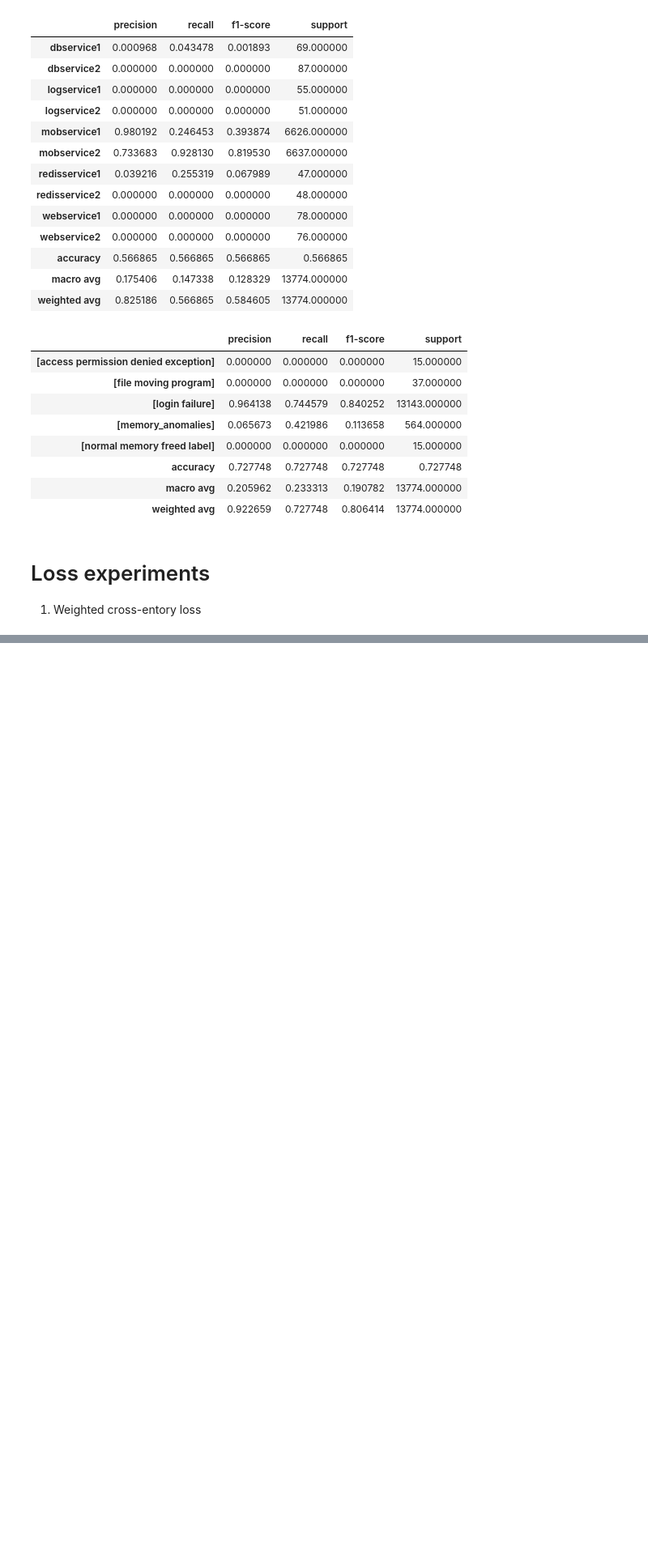
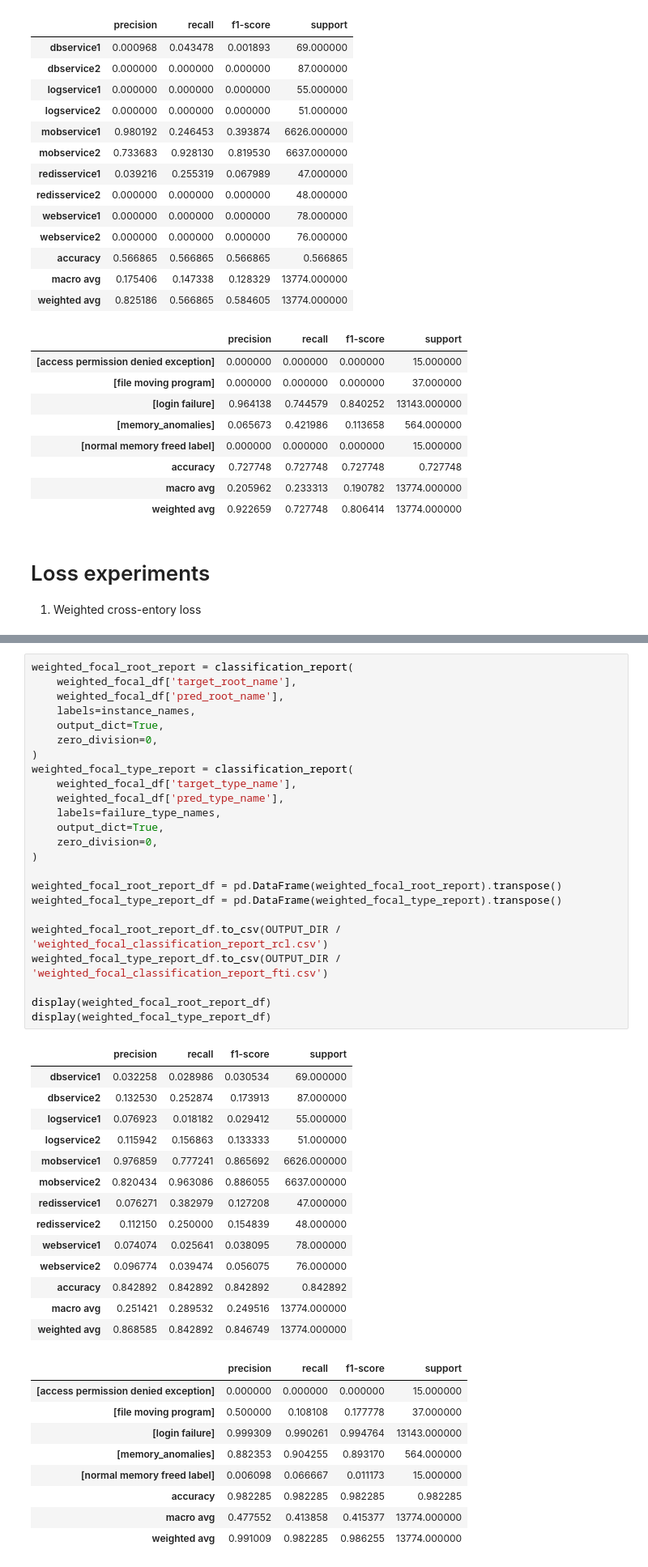
Before and after one commit to arinagoncharova2005/TransformerTVDiag, a Jupyter notebook: evaluate_predictions_full_corrected_labels.ipynb, the cells around one changed output, grey strips where cells are left out. Shown at 81% size. Saved outputs shown, nothing was run; the diff lists cells and outputs as text; blank space fills up the shorter version.

```diff
--- a/evaluate_predictions_full_corrected_labels.ipynb
+++ b/evaluate_predictions_full_corrected_labels.ipynb
@@ -773,0 +996,48 @@ display(only_traces_type_report_df)
+# %%
+weighted_focal_root_report = classification_report(
+    weighted_focal_df['target_root_name'],
+    weighted_focal_df['pred_root_name'],
+    labels=instance_names,
+    output_dict=True,
+    zero_division=0,
+)
+weighted_focal_type_report = classification_report(
+    weighted_focal_df['target_type_name'],
+    weighted_focal_df['pred_type_name'],
+    labels=failure_type_names,
+    output_dict=True,
+    zero_division=0,
+)
+
+weighted_focal_root_report_df = pd.DataFrame(weighted_focal_root_report).transpose()
+weighted_focal_type_report_df = pd.DataFrame(weighted_focal_type_report).transpose()
+
+weighted_focal_root_report_df.to_csv(OUTPUT_DIR / 'weighted_focal_classification_report_rcl.csv')
+weighted_focal_type_report_df.to_csv(OUTPUT_DIR / 'weighted_focal_classification_report_fti.csv')
+
+display(weighted_focal_root_report_df)
+display(weighted_focal_type_report_df)
+# %% [output]
+|  | precision | recall | f1-score | support |
+| dbservice1 | 0.032258 | 0.028986 | 0.030534 | 69.000000 |
+| dbservice2 | 0.132530 | 0.252874 | 0.173913 | 87.000000 |
+| logservice1 | 0.076923 | 0.018182 | 0.029412 | 55.000000 |
+| logservice2 | 0.115942 | 0.156863 | 0.133333 | 51.000000 |
+| mobservice1 | 0.976859 | 0.777241 | 0.865692 | 6626.000000 |
+| mobservice2 | 0.820434 | 0.963086 | 0.886055 | 6637.000000 |
+| redisservice1 | 0.076271 | 0.382979 | 0.127208 | 47.000000 |
+| redisservice2 | 0.112150 | 0.250000 | 0.154839 | 48.000000 |
+| webservice1 | 0.074074 | 0.025641 | 0.038095 | 78.000000 |
+| webservice2 | 0.096774 | 0.039474 | 0.056075 | 76.000000 |
+| accuracy | 0.842892 | 0.842892 | 0.842892 | 0.842892 |
+| macro avg | 0.251421 | 0.289532 | 0.249516 | 13774.000000 |
+| weighted avg | 0.868585 | 0.842892 | 0.846749 | 13774.000000 |
+|  | precision | recall | f1-score | support |
+| [access permission denied exception] | 0.000000 | 0.000000 | 0.000000 | 15.000000 |
+| [file moving program] | 0.500000 | 0.108108 | 0.177778 | 37.000000 |
+| [login failure] | 0.999309 | 0.990261 | 0.994764 | 13143.000000 |
+| [memory_anomalies] | 0.882353 | 0.904255 | 0.893170 | 564.000000 |
+| [normal memory freed label] | 0.006098 | 0.066667 | 0.011173 | 15.000000 |
+| accuracy | 0.982285 | 0.982285 | 0.982285 | 0.982285 |
+| macro avg | 0.477552 | 0.413858 | 0.415377 | 13774.000000 |
+| weighted avg | 0.991009 | 0.982285 | 0.986255 | 13774.000000 |
```
Also changed, not shown: parts of 9 cells of this notebook, 7 other files.
